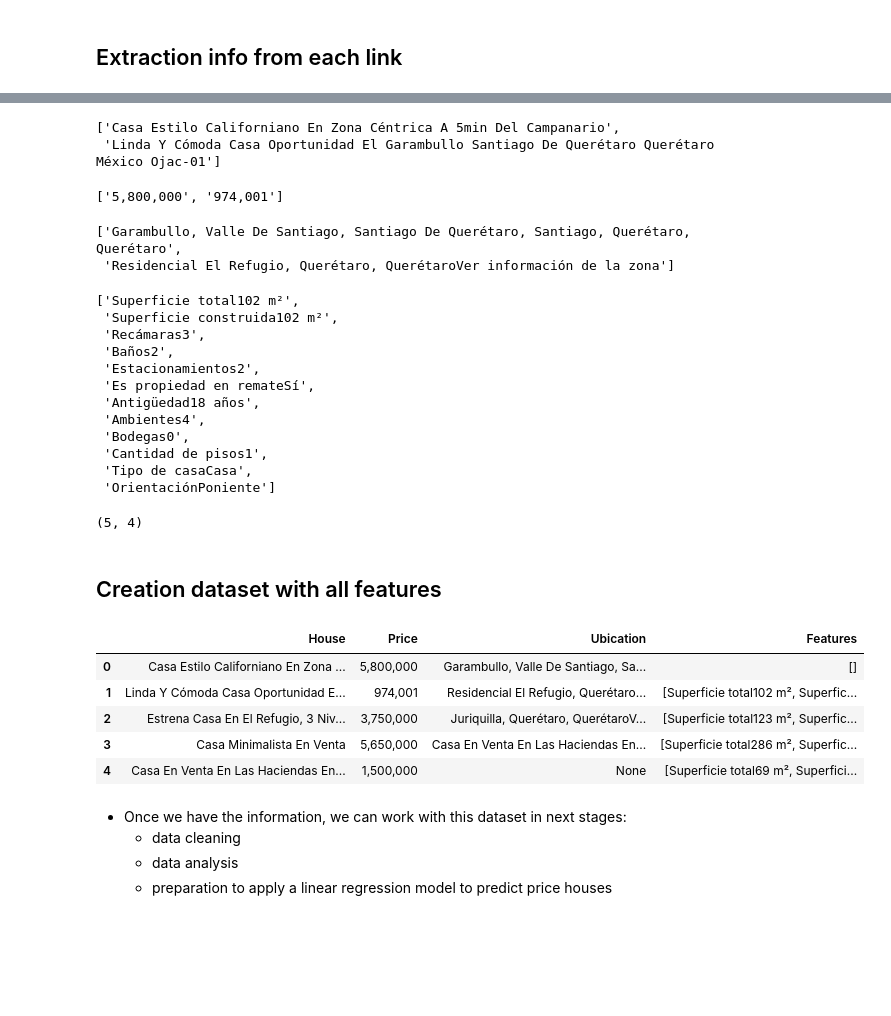
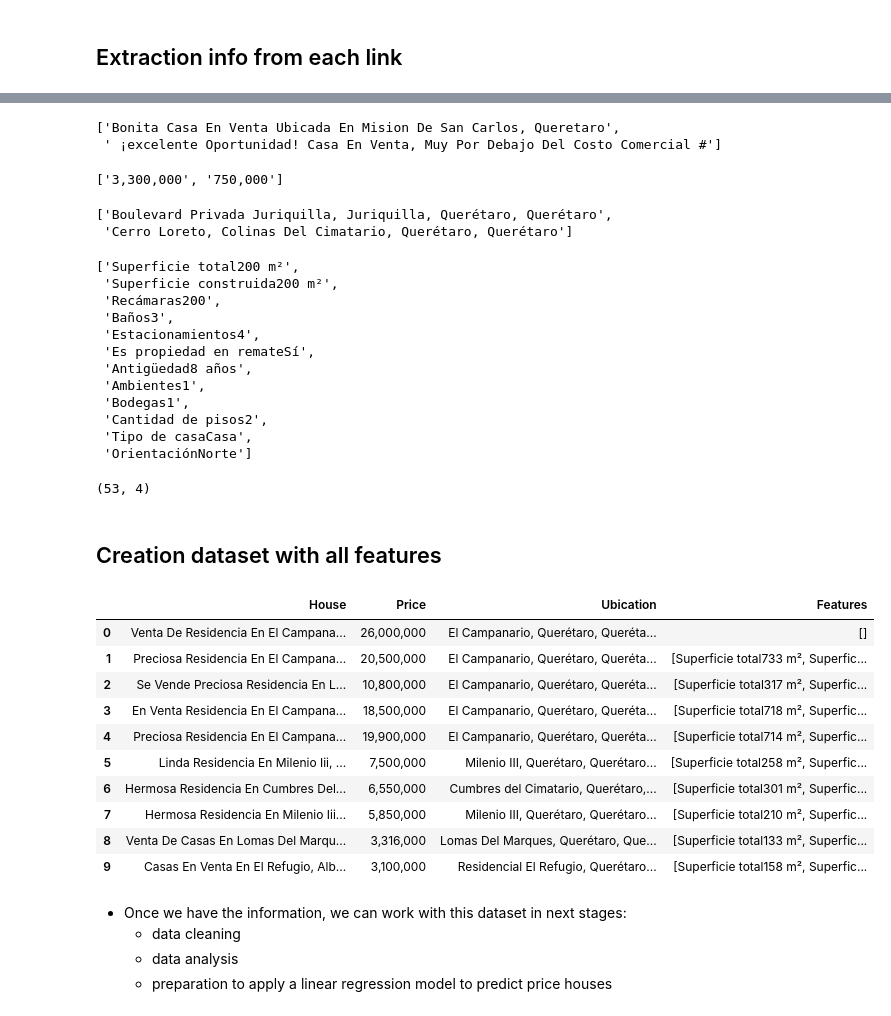
Before and after one commit to GerYar/WebscrapingHousing, a Jupyter notebook: Housing_meli.ipynb, the cells around one changed output, grey strips where cells are left out. Saved outputs shown, nothing was run; the diff lists cells and outputs as text; code cells hidden in the pictures; blank space fills up the shorter version.

```diff
--- a/Housing_meli.ipynb
+++ b/Housing_meli.ipynb
@@ -54,8 +58,9 @@ time.sleep(3)
 contador = 0
 
 Link = []
-while contador < 1:
-    time.sleep(4)
+while contador < 11:
+    time.sleep(random.uniform(4, 8))
+    #time.sleep(4)
 
     page_source = driver.page_source
     soup = BeautifulSoup(page_source, 'html.parser')
@@ -68,6 +73,7 @@ while contador < 1:
         Link.append(href_valor)
 
     siguiente = WebDriverWait(driver, 20).until(lambda driver: driver.find_element(By.XPATH, '//*[@id="root-app"]/div/div[3]/section/nav/ul/li[12]/a'))
+    time.sleep(random.uniform(4, 8))
     siguiente.click() #dar click
 
     contador += 1
@@ -166,7 +198,10 @@ options = webdriver.ChromeOptions()
 driver = webdriver.Chrome(service=service, options=options)
 
 # leer el excel
-baselinkproducto = pd.read_excel('data_housing.xlsx')
+baselinkproducto = pd.read_excel('data_housing_528_2.xlsx')
+# filtering rows
+baselinkproducto = baselinkproducto.iloc[475:528]
+
 # pasar columna a una lista
 datalist = baselinkproducto['Link'].tolist()
 # ver cantidad
@@ -183,12 +218,12 @@ a= 0
 for e in datalist:
     a=a+1
     print("Iteracion:",a)
-
+    time.sleep(random.uniform(5, 8))
     driver.get(e)# navegador abrir link
-    time.sleep(1)
+    time.sleep(random.uniform(5, 8))
 
     url.append(e)#agregar link en lista url
-    time.sleep(4)
+    time.sleep(random.uniform(5, 8))
 
     soup = BeautifulSoup(driver.page_source,'lxml') #analizador, se carga todo el html en la varibale soup
 
@@ -252,32 +310,32 @@ casa
 # %%
 casa[:2]
 # %% [output]
-['Casa Estilo Californiano En Zona Céntrica A 5min Del Campanario',
- 'Linda Y Cómoda Casa Oportunidad El Garambullo Santiago De Querétaro Querétaro México Ojac-01']
+['Bonita Casa En Venta Ubicada En Mision De San Carlos, Queretaro',
+ ' ¡excelente Oportunidad! Casa En Venta, Muy Por Debajo Del Costo Comercial #']
 # %%
 precio[:2]
 # %% [output]
-['5,800,000', '974,001']
+['3,300,000', '750,000']
 # %%
 ubicacion[:2]
 # %% [output]
-['Garambullo, Valle De Santiago, Santiago De Querétaro, Santiago, Querétaro, Querétaro',
- 'Residencial El Refugio, Querétaro, QuerétaroVer información de la zona']
+['Boulevard Privada Juriquilla, Juriquilla, Querétaro, Querétaro',
+ 'Cerro Loreto, Colinas Del Cimatario, Querétaro, Querétaro']
 # %%
 caracteristicas[1]
 # %% [output]
-['Superficie total102 m²',
- 'Superficie construida102 m²',
- 'Recámaras3',
- 'Baños2',
- 'Estacionamientos2',
+['Superficie total200 m²',
+ 'Superficie construida200 m²',
+ 'Recámaras200',
+ 'Baños3',
+ 'Estacionamientos4',
  'Es propiedad en remateSí',
- 'Antigüedad18 años',
- 'Ambientes4',
- 'Bodegas0',
- 'Cantidad de pisos1',
+ 'Antigüedad8 años',
+ 'Ambientes1',
+ 'Bodegas1',
+ 'Cantidad de pisos2',
  'Tipo de casaCasa',
- 'OrientaciónPoniente']
+ 'OrientaciónNorte']
 # %%
 
 resultadosd=[casa,precio,ubicacion,caracteristicas]
@@ -291,20 +349,25 @@ nuevos_nombres = {
     3: 'Features'
     }
 # %% [output]
-(5, 4)
+(53, 4)
 # %% [markdown]
 ## Creation dataset with all features
 # %%
 df.rename(columns=nuevos_nombres, inplace=True)
-df.to_csv('resultados_extraido_housing.csv')
+df.to_csv('resultados_extraido_housing_475-528_2.csv')
 df.head(10)
 # %% [output]
 |  | House | Price | Ubication | Features |
-| 0 | Casa Estilo Californiano En Zona ... | 5,800,000 | Garambullo, Valle De Santiago, Sa... | [] |
-| 1 | Linda Y Cómoda Casa Oportunidad E... | 974,001 | Residencial El Refugio, Querétaro... | [Superficie total102 m², Superfic... |
-| 2 | Estrena Casa En El Refugio, 3 Niv... | 3,750,000 | Juriquilla, Querétaro, QuerétaroV... | [Superficie total123 m², Superfic... |
-| 3 | Casa Minimalista En Venta | 5,650,000 | Casa En Venta En Las Haciendas En... | [Superficie total286 m², Superfic... |
-| 4 | Casa En Venta En Las Haciendas En... | 1,500,000 | None | [Superficie total69 m², Superfici... |
+| 0 | Venta De Residencia En El Campana... | 26,000,000 | El Campanario, Querétaro, Queréta... | [] |
+| 1 | Preciosa Residencia En El Campana... | 20,500,000 | El Campanario, Querétaro, Queréta... | [Superficie total733 m², Superfic... |
+| 2 | Se Vende Preciosa Residencia En L... | 10,800,000 | El Campanario, Querétaro, Queréta... | [Superficie total317 m², Superfic... |
+| 3 | En Venta Residencia En El Campana... | 18,500,000 | El Campanario, Querétaro, Queréta... | [Superficie total718 m², Superfic... |
+| 4 | Preciosa Residencia En El Campana... | 19,900,000 | El Campanario, Querétaro, Queréta... | [Superficie total714 m², Superfic... |
+| 5 | Linda Residencia En Milenio Iii, ... | 7,500,000 | Milenio III, Querétaro, Querétaro... | [Superficie total258 m², Superfic... |
+| 6 | Hermosa Residencia En Cumbres Del... | 6,550,000 | Cumbres del Cimatario, Querétaro,... | [Superficie total301 m², Superfic... |
+| 7 | Hermosa Residencia En Milenio Iii... | 5,850,000 | Milenio III, Querétaro, Querétaro... | [Superficie total210 m², Superfic... |
+| 8 | Venta De Casas En Lomas Del Marqu... | 3,316,000 | Lomas Del Marques, Querétaro, Que... | [Superficie total133 m², Superfic... |
+| 9 | Casas En Venta En El Refugio, Alb... | 3,100,000 | Residencial El Refugio, Querétaro... | [Superficie total158 m², Superfic... |
 # %% [markdown]
 * Once we have the information, we can work with this dataset in next stages:
     * data cleaning
```
Also changed, not shown: parts of 11 cells of this notebook, 28 other files.
